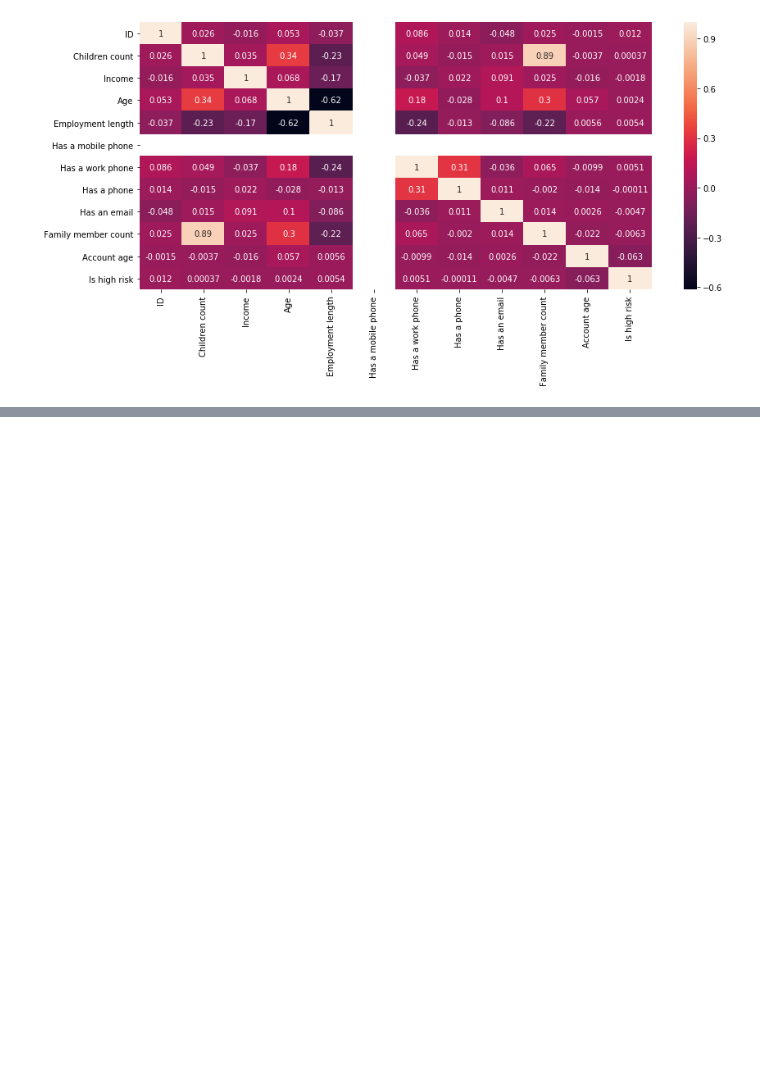
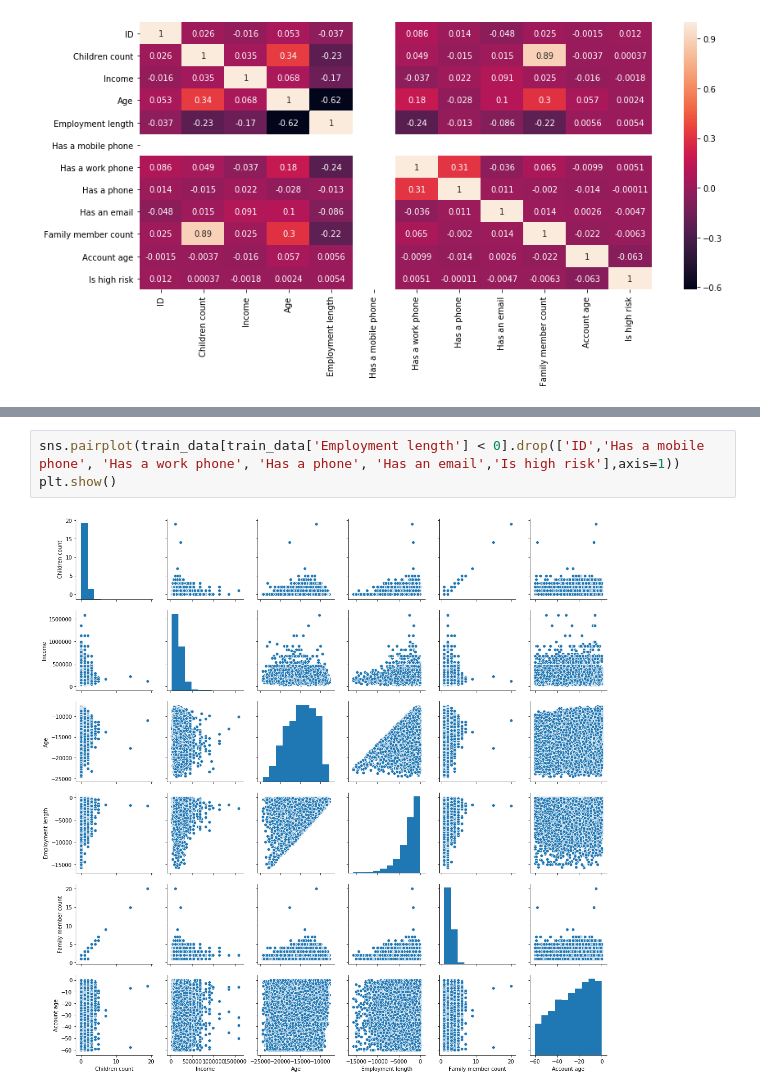
Before and after one commit to arungera-1/Prediction-for-Credit-Card-Approval, a Jupyter notebook: PredictionforCreditCardApproval.ipynb, the cells around one changed output, grey strips where cells are left out. Saved outputs shown, nothing was run; the diff lists cells and outputs as text; blank space fills up the shorter version.

```diff
--- a/PredictionforCreditCardApproval.ipynb
+++ b/PredictionforCreditCardApproval.ipynb
@@ -276,0 +338,5 @@ sns.heatmap(train_data.corr(), annot = True,)
+# %%
+sns.pairplot(train_data[train_data['Employment length'] < 0].drop(['ID','Has a mobile phone', 'Has a work phone', 'Has a phone', 'Has an email','Is high risk'],axis=1))
+plt.show()
+# %% [output]
+[figure, added]
```
Also changed, not shown: parts of 7 cells of this notebook.
